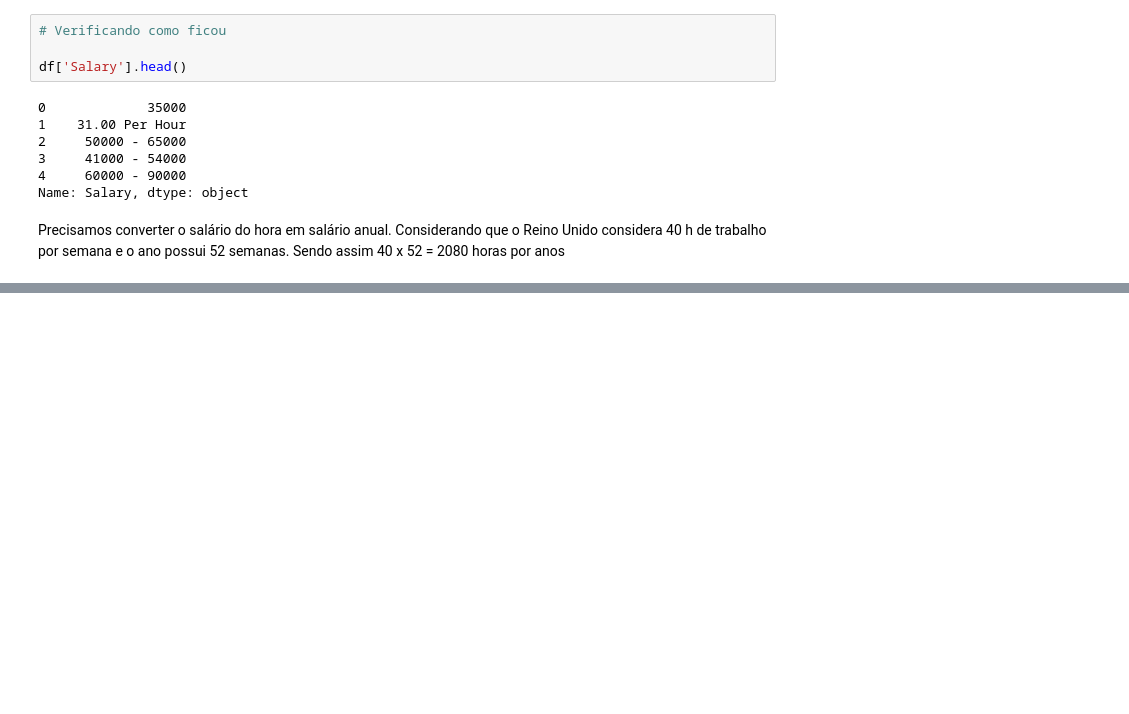
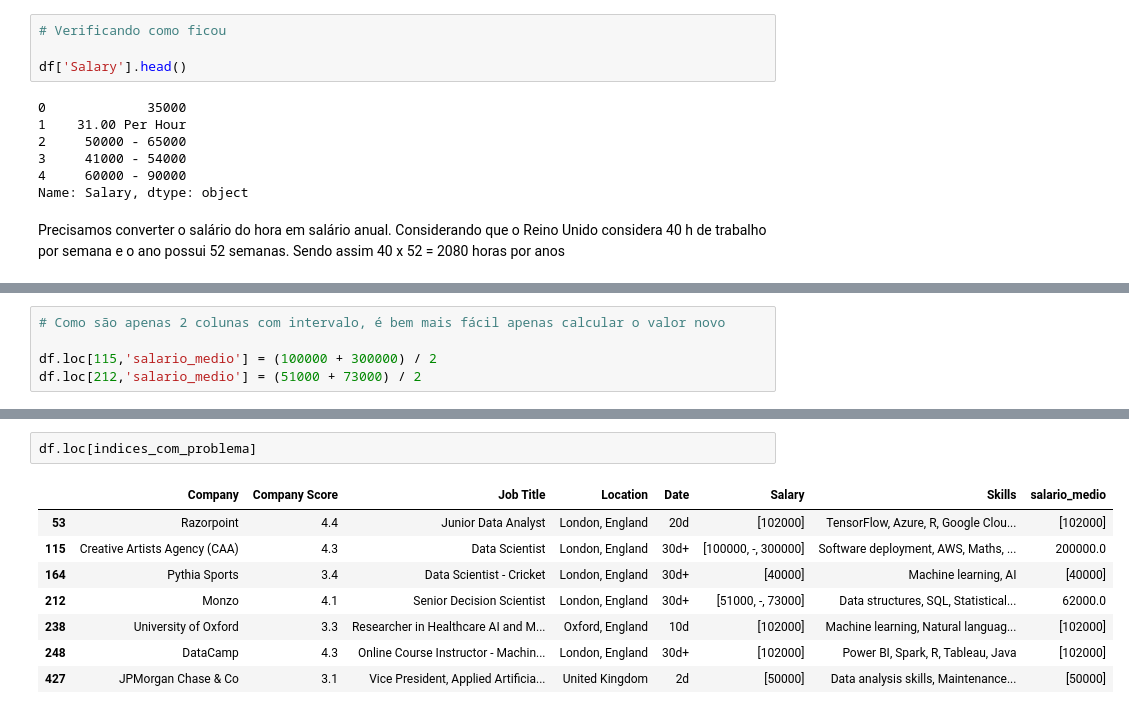
Before and after one commit to Leo-alves2/AnaliseEmpregonoReinoUnido, a Jupyter notebook: analise.ipynb, the cells around one changed output, grey strips where cells are left out. Saved outputs shown, nothing was run; the diff lists cells and outputs as text; blank space fills up the shorter version.

```diff
--- a/analise.ipynb
+++ b/analise.ipynb
@@ -192,0 +433,5 @@ Precisamos converter o salário do hora em salário anual. Considerando que o Re
+# %%
+# Como são apenas 2 colunas com intervalo, é bem mais fácil apenas calcular o valor novo
+
+df.loc[115,'salario_medio'] = (100000 + 300000) / 2
+df.loc[212,'salario_medio'] = (51000 + 73000) / 2
@@ -192,0 +447,11 @@ Precisamos converter o salário do hora em salário anual. Considerando que o Re
+# %%
+df.loc[indices_com_problema]
+# %% [output]
+|  | Company | Company Score | Job Title | Location | Date | Salary | Skills | salario_medio |
+| 53 | Razorpoint | 4.4 | Junior Data Analyst | London, England | 20d | [102000] | TensorFlow, Azure, R, Google Clou... | [102000] |
+| 115 | Creative Artists Agency (CAA) | 4.3 | Data Scientist | London, England | 30d+ | [100000, -, 300000] | Software deployment, AWS, Maths, ... | 200000.0 |
+| 164 | Pythia Sports | 3.4 | Data Scientist - Cricket | London, England | 30d+ | [40000] | Machine learning, AI | [40000] |
+| 212 | Monzo | 4.1 | Senior Decision Scientist | London, England | 30d+ | [51000, -, 73000] | Data structures, SQL, Statistical... | 62000.0 |
+| 238 | University of Oxford | 3.3 | Researcher in Healthcare AI and M... | Oxford, England | 10d | [102000] | Machine learning, Natural languag... | [102000] |
+| 248 | DataCamp | 4.3 | Online Course Instructor - Machin... | London, England | 30d+ | [102000] | Power BI, Spark, R, Tableau, Java | [102000] |
+| 427 | JPMorgan Chase & Co | 3.1 | Vice President, Applied Artificia... | United Kingdom | 2d | [50000] | Data analysis skills, Maintenance... | [50000] |
```
Also changed, not shown: parts of 45 cells of this notebook.
